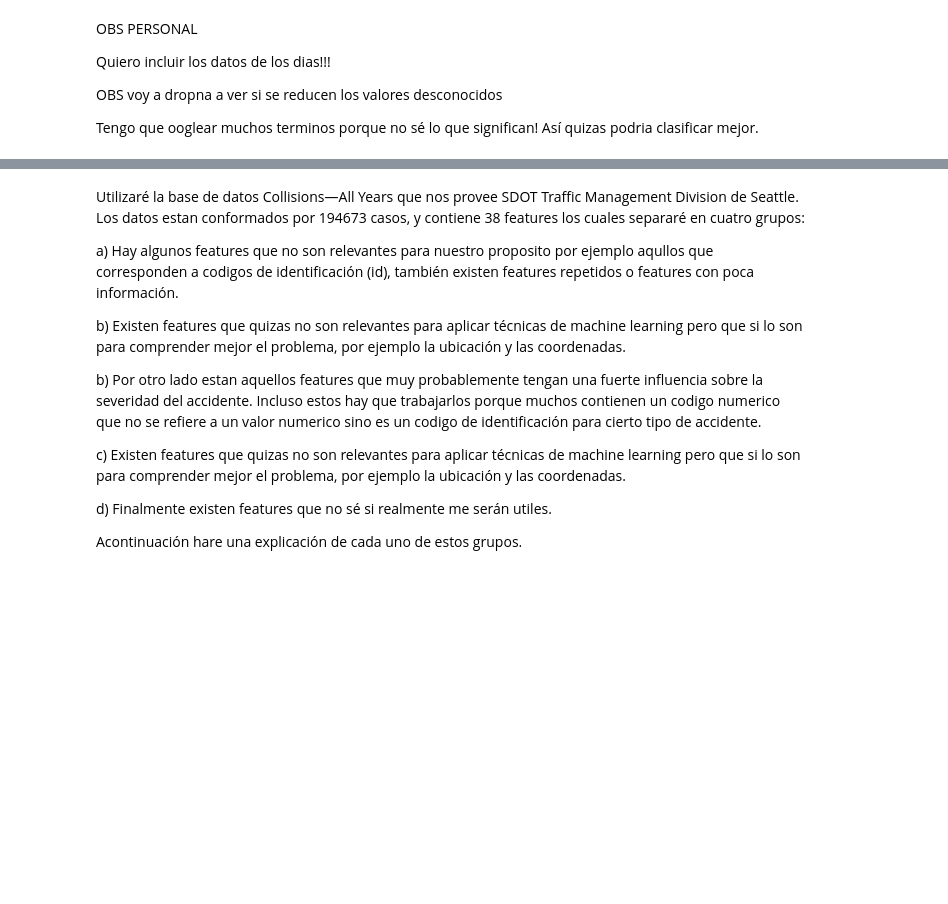
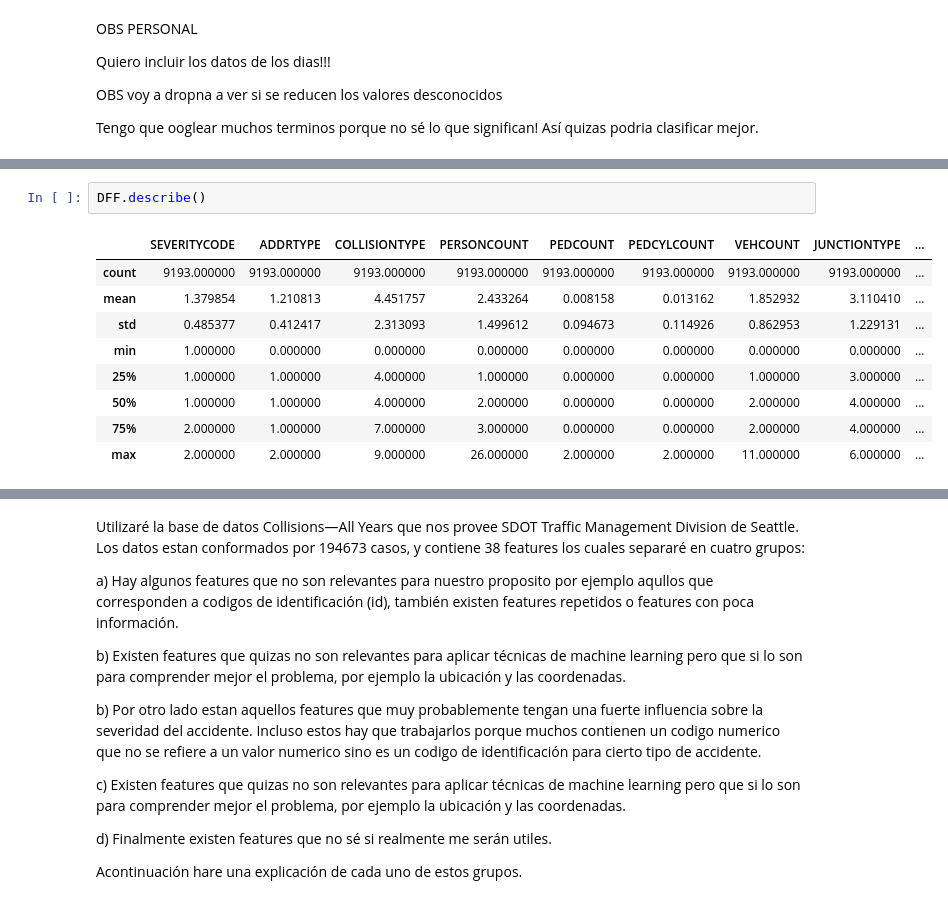
Before and after one commit to Carlosriosch/Coursera_Capstone, a Jupyter notebook: report.ipynb, the cells around one changed output, grey strips where cells are left out. Saved outputs shown, nothing was run; the diff lists cells and outputs as text; blank space fills up the shorter version.

```diff
--- a/report.ipynb
+++ b/report.ipynb
@@ -662,0 +887,12 @@ DF.head()
+# %%
+DFF.describe()
+# %% [output]
+|  | SEVERITYCODE | ADDRTYPE | COLLISIONTYPE | PERSONCOUNT | PEDCOUNT | PEDCYLCOUNT | VEHCOUNT | JUNCTIONTYPE | ... |
+| count | 9193.000000 | 9193.000000 | 9193.000000 | 9193.000000 | 9193.000000 | 9193.000000 | 9193.000000 | 9193.000000 | ... |
+| mean | 1.379854 | 1.210813 | 4.451757 | 2.433264 | 0.008158 | 0.013162 | 1.852932 | 3.110410 | ... |
+| std | 0.485377 | 0.412417 | 2.313093 | 1.499612 | 0.094673 | 0.114926 | 0.862953 | 1.229131 | ... |
+| min | 1.000000 | 0.000000 | 0.000000 | 0.000000 | 0.000000 | 0.000000 | 0.000000 | 0.000000 | ... |
+| 25% | 1.000000 | 1.000000 | 4.000000 | 1.000000 | 0.000000 | 0.000000 | 1.000000 | 3.000000 | ... |
+| 50% | 1.000000 | 1.000000 | 4.000000 | 2.000000 | 0.000000 | 0.000000 | 2.000000 | 4.000000 | ... |
+| 75% | 2.000000 | 1.000000 | 7.000000 | 3.000000 | 0.000000 | 0.000000 | 2.000000 | 4.000000 | ... |
+| max | 2.000000 | 2.000000 | 9.000000 | 26.000000 | 2.000000 | 2.000000 | 11.000000 | 6.000000 | ... |
```
Also changed, not shown: parts of 54 cells of this notebook, 24 other files.
